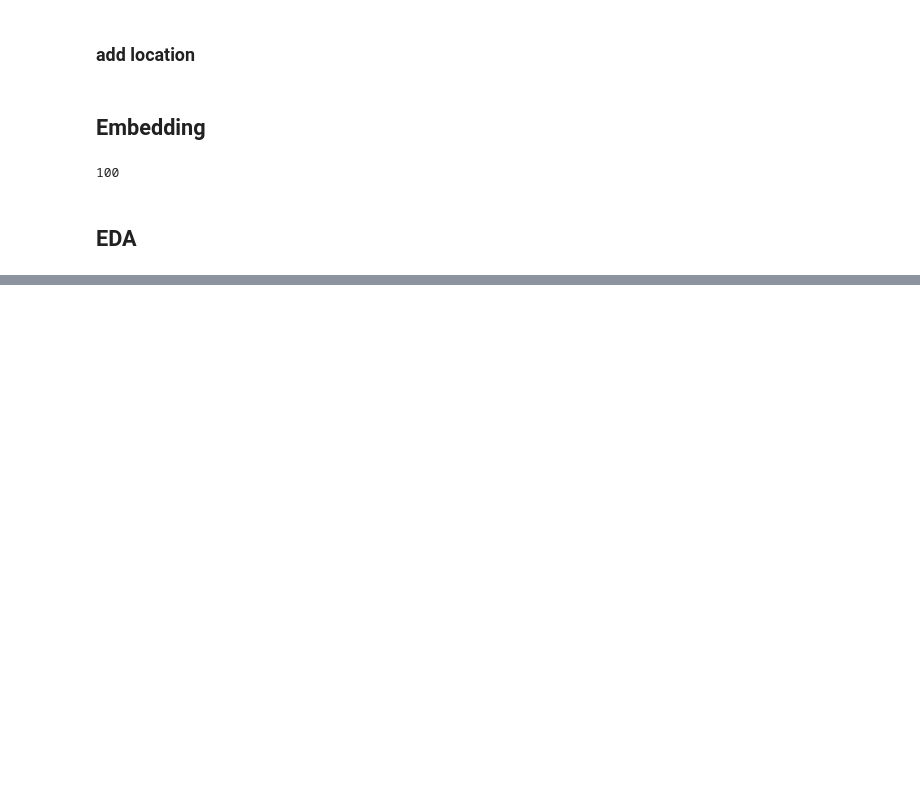
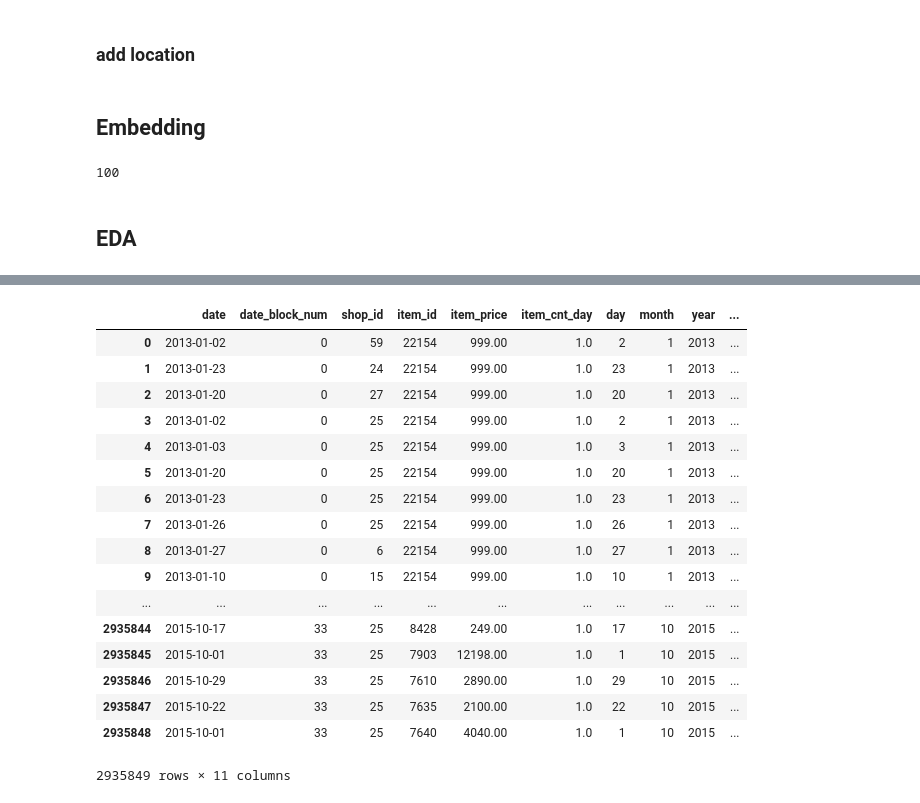
Before and after one commit to Vliseev/advanced_ml, a Jupyter notebook: competitive-data-science/FinalProject/final_project.ipynb, the cells around one changed output, grey strips where cells are left out. Saved outputs shown, nothing was run; the diff lists cells and outputs as text; code cells hidden in the pictures; blank space fills up the shorter version.

```diff
--- a/competitive-data-science/FinalProject/final_project.ipynb
+++ b/competitive-data-science/FinalProject/final_project.ipynb
@@ -116,0 +193,21 @@ A=np.array(list(map(lambda x: avg_feature_vector(x,model1.wv),items_name)))
+# %%
+trans_with_cat
+# %% [output]
+|  | date | date_block_num | shop_id | item_id | item_price | item_cnt_day | day | month | year | ... |
+| 0 | 2013-01-02 | 0 | 59 | 22154 | 999.00 | 1.0 | 2 | 1 | 2013 | ... |
+| 1 | 2013-01-23 | 0 | 24 | 22154 | 999.00 | 1.0 | 23 | 1 | 2013 | ... |
+| 2 | 2013-01-20 | 0 | 27 | 22154 | 999.00 | 1.0 | 20 | 1 | 2013 | ... |
+| 3 | 2013-01-02 | 0 | 25 | 22154 | 999.00 | 1.0 | 2 | 1 | 2013 | ... |
+| 4 | 2013-01-03 | 0 | 25 | 22154 | 999.00 | 1.0 | 3 | 1 | 2013 | ... |
+| 5 | 2013-01-20 | 0 | 25 | 22154 | 999.00 | 1.0 | 20 | 1 | 2013 | ... |
+| 6 | 2013-01-23 | 0 | 25 | 22154 | 999.00 | 1.0 | 23 | 1 | 2013 | ... |
+| 7 | 2013-01-26 | 0 | 25 | 22154 | 999.00 | 1.0 | 26 | 1 | 2013 | ... |
+| 8 | 2013-01-27 | 0 | 6 | 22154 | 999.00 | 1.0 | 27 | 1 | 2013 | ... |
+| 9 | 2013-01-10 | 0 | 15 | 22154 | 999.00 | 1.0 | 10 | 1 | 2013 | ... |
+| ... | ... | ... | ... | ... | ... | ... | ... | ... | ... | ... |
+| 2935844 | 2015-10-17 | 33 | 25 | 8428 | 249.00 | 1.0 | 17 | 10 | 2015 | ... |
+| 2935845 | 2015-10-01 | 33 | 25 | 7903 | 12198.00 | 1.0 | 1 | 10 | 2015 | ... |
+| 2935846 | 2015-10-29 | 33 | 25 | 7610 | 2890.00 | 1.0 | 29 | 10 | 2015 | ... |
+| 2935847 | 2015-10-22 | 33 | 25 | 7635 | 2100.00 | 1.0 | 22 | 10 | 2015 | ... |
+| 2935848 | 2015-10-01 | 33 | 25 | 7640 | 4040.00 | 1.0 | 1 | 10 | 2015 | ... |
+2935849 rows × 11 columns
```
Also changed, not shown: parts of 35 cells of this notebook.
